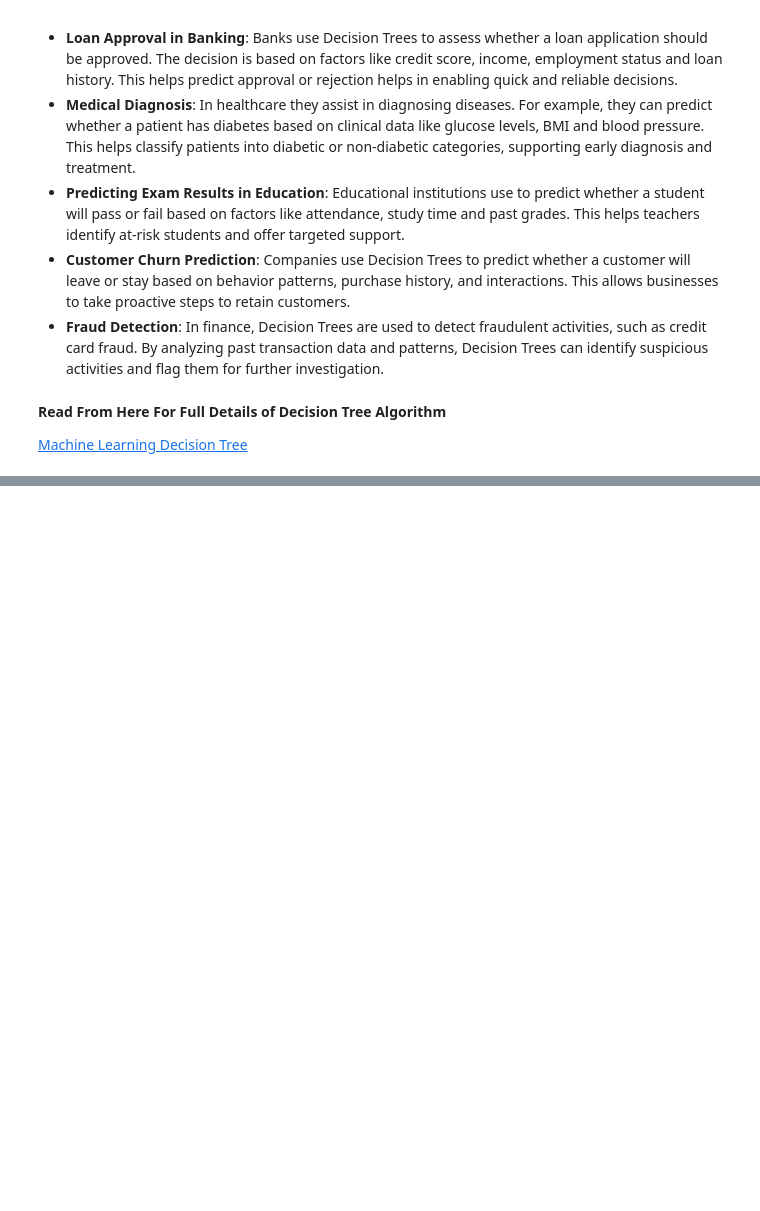
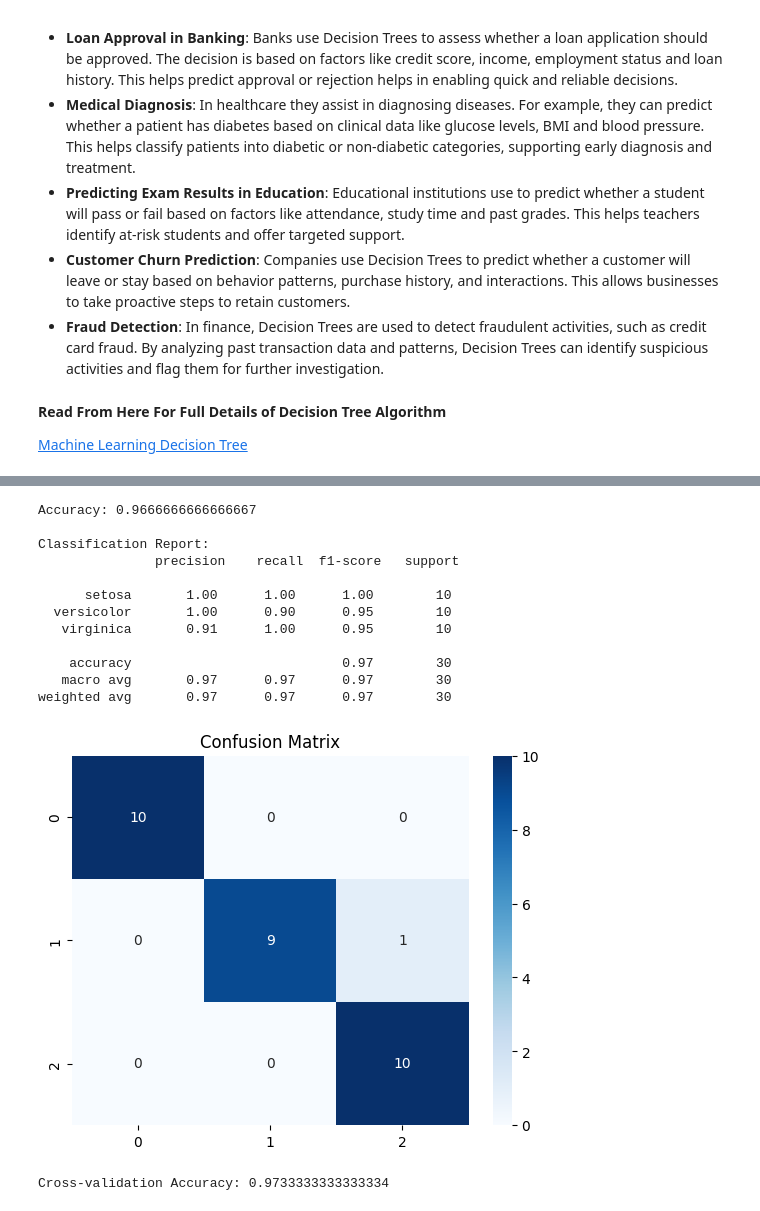
Before and after one commit to Shafiq786-creator/machine_learning-, a Jupyter notebook: ml_algorithms/day_3_lasso_decision.ipynb, the cells around one changed output, grey strips where cells are left out. Cells and saved outputs as stored; diff of their text form; code cells hidden in the pictures; blank space fills up the shorter version.

```diff
--- a/ml_algorithms/day_3_lasso_decision.ipynb
+++ b/ml_algorithms/day_3_lasso_decision.ipynb
@@ -178,0 +242,7 @@ Decision Trees are used across various fields due to their simplicity, interpret
+# %%
+X = df.drop('target', axis=1)
+y = df['target']
+
+X_train, X_test, y_train, y_test = train_test_split(
+    X, y, test_size=0.2, random_state=42, stratify=y
+)
@@ -178,0 +259,29 @@ Decision Trees are used across various fields due to their simplicity, interpret
+# %%
+y_pred = dt.predict(X_test)
+
+print("Accuracy:", accuracy_score(y_test, y_pred))
+print("\nClassification Report:\n", classification_report(y_test, y_pred, target_names=iris.target_names))
+
+# Confusion Matrix
+sns.heatmap(confusion_matrix(y_test, y_pred), annot=True, cmap="Blues", fmt="d")
+plt.title("Confusion Matrix")
+plt.show()
+# %% [output]
+Accuracy: 0.9666666666666667
+
+Classification Report:
+               precision    recall  f1-score   support
+
+      setosa       1.00      1.00      1.00        10
+  versicolor       1.00      0.90      0.95        10
+   virginica       0.91      1.00      0.95        10
+
+    accuracy                           0.97        30
+   macro avg       0.97      0.97      0.97        30
+weighted avg       0.97      0.97      0.97        30
+[figure, added]
+# %%
+cv_scores = cross_val_score(dt, X, y, cv=5)
+print("Cross-validation Accuracy:", np.mean(cv_scores))
+# %% [output]
+Cross-validation Accuracy: 0.9733333333333334
```
Also changed, not shown: parts of 5 cells of this notebook.
